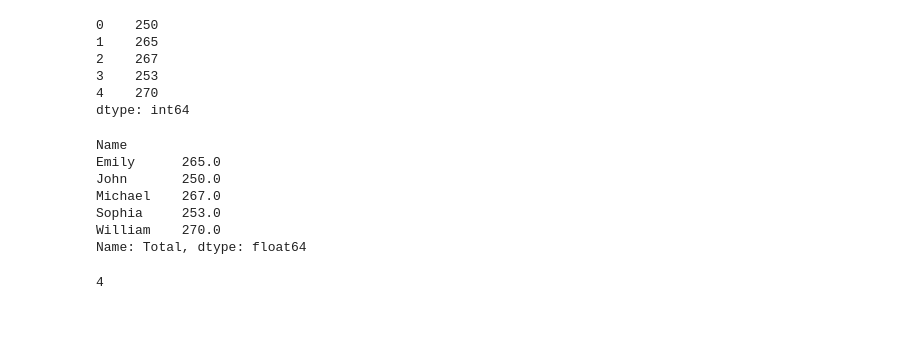
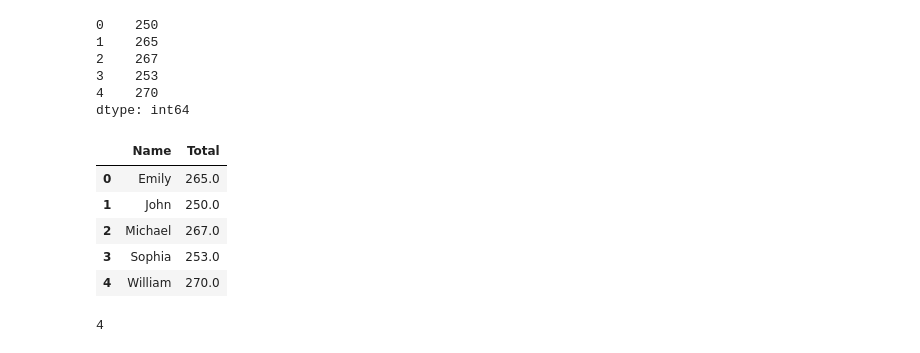
Before and after one commit to ankit-chuahan/Python-Practice-Questions, a Jupyter notebook: Practice_python_codes.ipynb, the cells around one changed output. Drawn from its saved outputs; the diff is of its cells as text; code cells hidden in the pictures; blank space fills up the shorter version.

```diff
--- a/Practice_python_codes.ipynb
+++ b/Practice_python_codes.ipynb
@@ -1477,15 +1470,14 @@ total
 4    270
 dtype: int64
 # %%
-students_df.groupby('Name')['Total'].mean()
+students_df.groupby('Name')['Total'].mean().reset_index()
 # %% [output]
-Name
-Emily      265.0
-John       250.0
-Michael    267.0
-Sophia     253.0
-William    270.0
-Name: Total, dtype: float64
+|  | Name | Total |
+| 0 | Emily | 265.0 |
+| 1 | John | 250.0 |
+| 2 | Michael | 267.0 |
+| 3 | Sophia | 253.0 |
+| 4 | William | 270.0 |
 # %%
 # write a function to find the index of the maximum element in the array.
 import numpy as np
```
Also changed, not shown: parts of 3 cells of this notebook.
